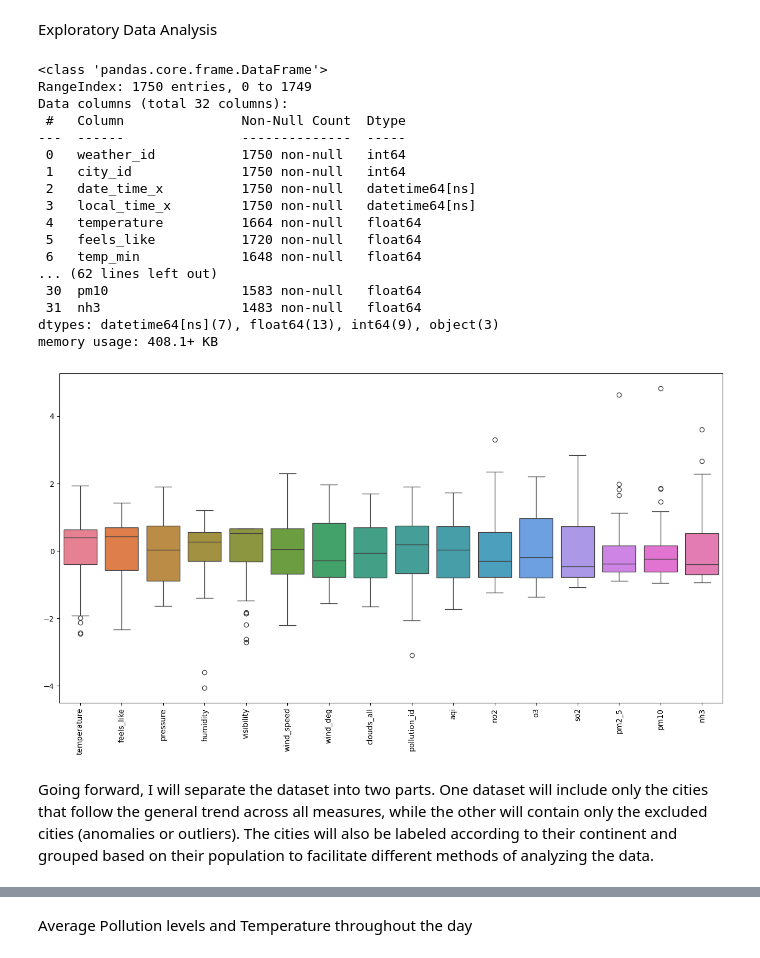
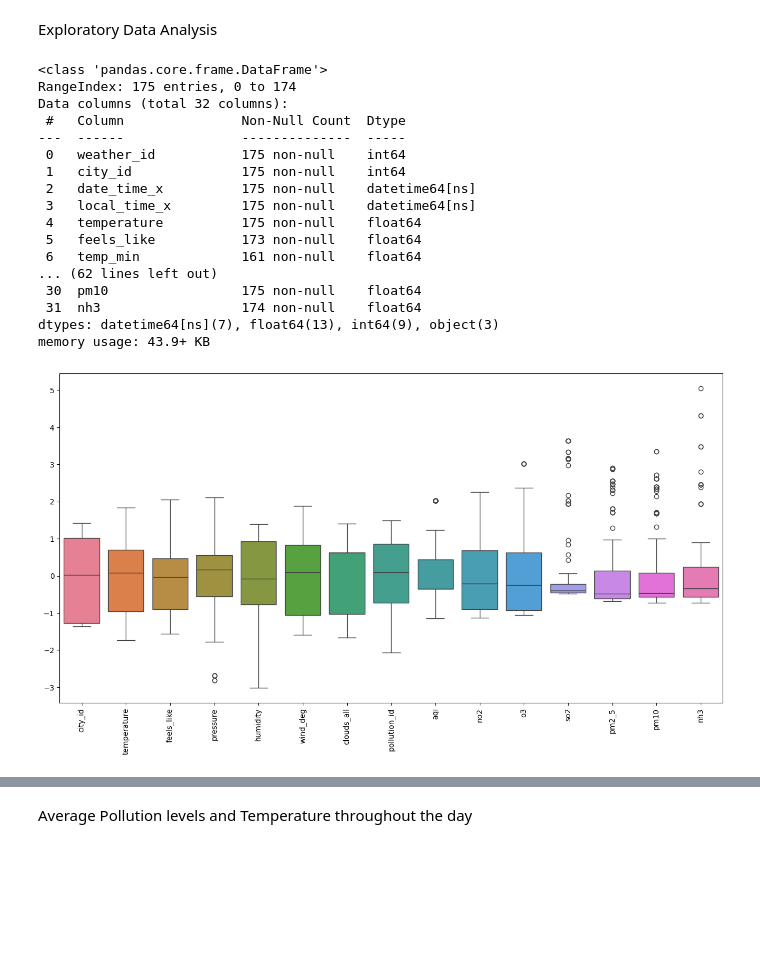
Before and after one commit to GurpreetSDeol/Public-Health-and-Air-Quality-Impact-Analysis-via-ETL-Data-Pipeline, a Jupyter notebook: Analysis.ipynb, the cells around one changed output, grey strips where cells are left out. Cells and saved outputs as stored; diff of their text form; code cells hidden in the pictures; blank space fills up the shorter version.

```diff
--- a/Analysis.ipynb
+++ b/Analysis.ipynb
@@ -8,5 +8,17 @@ import seaborn as sns
 import json
 import psycopg2
 from sklearn.preprocessing import StandardScaler
-import pycountry_convert as pc
+import pycountry
+from dotenv import load_dotenv
+import os
+
+
+load_dotenv(dotenv_path=rf'Data_ETL\.env')
+
+OW_api_key = os.getenv('OW_api_key')
+db_name = os.getenv('db_name')
+db_user = os.getenv('user')
+db_pass = os.getenv('password')
+db_host = 'localhost'
+db_port = os.getenv('port')
 # %%
@@ -60,35 +76,35 @@ Exploratory Data Analysis
 # %%
 #Check for Null values in important columns and drop those rows
 merged_df.info()
-merged_df.dropna(subset=['temperature','pm2_5','pm10','temp_min','temp_max'],inplace = True)
+merged_df.dropna(subset=['temperature','pm2_5','pm10'],inplace = True)
 merged_df.info()
 # %% [output]
 <class 'pandas.core.frame.DataFrame'>
-RangeIndex: 1750 entries, 0 to 1749
+RangeIndex: 175 entries, 0 to 174
 Data columns (total 32 columns):
  #   Column               Non-Null Count  Dtype
 ---  ------               --------------  -----
- 0   weather_id           1750 non-null   int64
- 1   city_id              1750 non-null   int64
- 2   date_time_x          1750 non-null   datetime64[ns]
- 3   local_time_x         1750 non-null   datetime64[ns]
- 4   temperature          1664 non-null   float64
- 5   feels_like           1720 non-null   float64
- 6   temp_min             1648 non-null   float64
+ 0   weather_id           175 non-null    int64
+ 1   city_id              175 non-null    int64
+ 2   date_time_x          175 non-null    datetime64[ns]
+ 3   local_time_x         175 non-null    datetime64[ns]
+ 4   temperature          175 non-null    float64
+ 5   feels_like           173 non-null    float64
+ 6   temp_min             161 non-null    float64
 ... (62 lines left out)
- 30  pm10                 1583 non-null   float64
- 31  nh3                  1483 non-null   float64
+ 30  pm10                 175 non-null    float64
+ 31  nh3                  174 non-null    float64
 dtypes: datetime64[ns](7), float64(13), int64(9), object(3)
-memory usage: 408.1+ KB
+memory usage: 43.9+ KB
 # %%
 numerical_df = merged_df.select_dtypes('number')
-numerical_df.drop(columns=['weather_id','temp_min','temp_max','no','co'],inplace=True)
-numerical_df_by_city = numerical_df.groupby('city_id').mean()
+numerical_df.drop(columns=['weather_id','temp_min','temp_max','no','co','visibility','wind_speed'],inplace=True)
+
 scaler = StandardScaler()
-numerical_df_by_city[numerical_df_by_city.columns]=scaler.fit_transform(numerical_df_by_city[numerical_df_by_city.columns])
+numerical_df[numerical_df.columns]=scaler.fit_transform(numerical_df[numerical_df.columns])
 
 fig, axes = plt.subplots(figsize=(16,8))
-sns.boxplot(ax = axes, data= numerical_df_by_city)
+sns.boxplot(ax = axes, data= numerical_df)
 axes.tick_params(axis='x', labelrotation=90)
 # %% [output]
-[figure, old version]
+[figure, new version]
@@ -113,2 +110,0 @@ outlier_indices = pd.Index(outlier_indices, name='city_id')
-# %% [markdown]
-Going forward, I will separate the dataset into two parts. One dataset will include only the cities that follow the general trend across all measures, while the other will contain only the excluded cities (anomalies or outliers). The cities will also be labeled according to their continent and grouped based on their population to facilitate different methods of analyzing the data.
```
Also changed, not shown: parts of 19 cells of this notebook, 5 other files.
